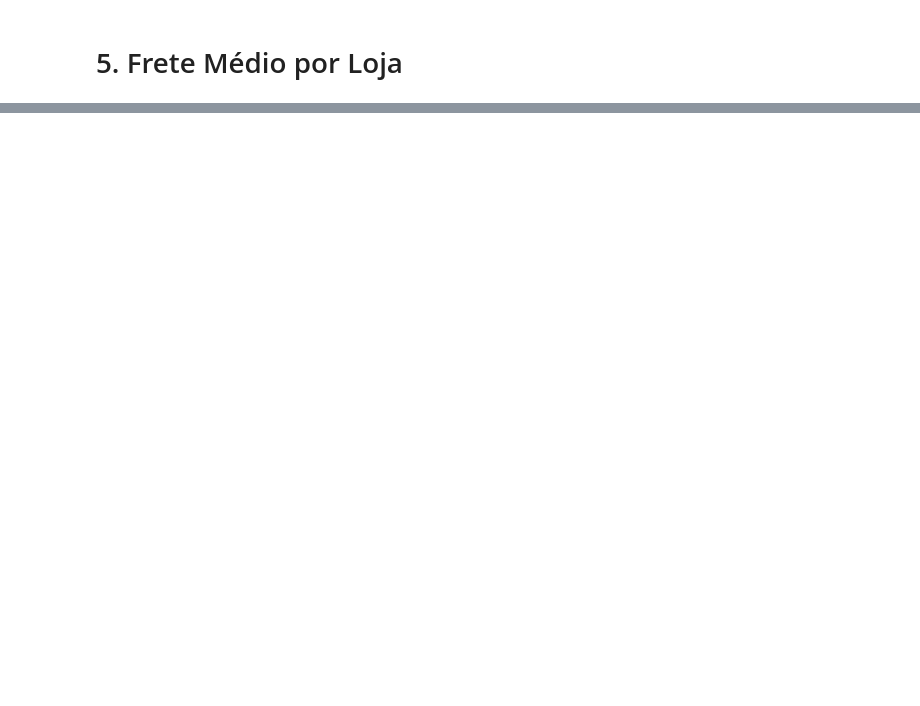
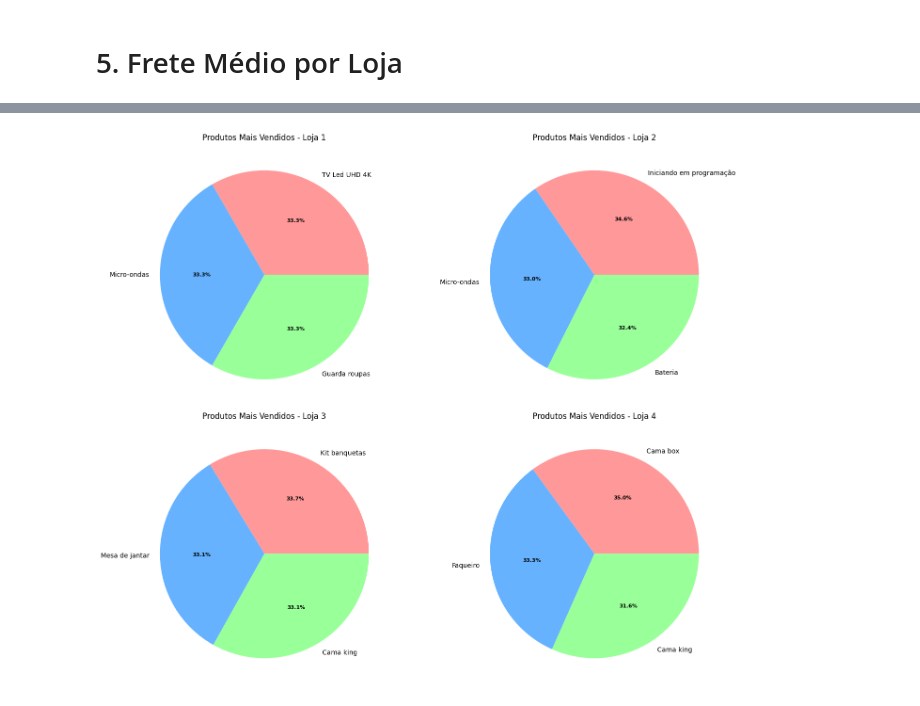
Before and after one commit to matheusnleite/challenge-alura-store, a Jupyter notebook: AluraStoreBr.ipynb, the cells around one changed output, grey strips where cells are left out. Saved outputs shown, nothing was run; the diff lists cells and outputs as text; code cells hidden in the pictures; blank space fills up the shorter version.

```diff
--- a/AluraStoreBr.ipynb
+++ b/AluraStoreBr.ipynb
@@ -137,0 +306,35 @@ dtype: int64
+# %%
+###################Grafico dos produtos mais vendiddos de cada lokja
+def grafico_produtos_mais_vendidos():
+    fig, ((ax1,ax2), (ax3,ax4)) = plt.subplots(2,2,figsize=(15, 12))
+
+    produtos_loja1 = produtos_mais_vendidos(loja, 1)
+    produtos_loja2 = produtos_mais_vendidos(loja2, 2)
+    produtos_loja3 = produtos_mais_vendidos(loja3, 3)
+    produtos_loja4 = produtos_mais_vendidos(loja4, 4)
+
+    cores = ['#FF9999', '#66B2FF', '#99FF99', '#FFCC99']
+
+    def criar_subplot_pie(ax, dados, titulo):
+        wedges, texts, autotexts = ax.pie(dados.values,
+                                          labels = [prod[0] for prod in dados.index],
+                                          colors = cores,
+                                          autopct='%1.1f%%')
+        ax.set_title(titulo)
+
+
+        plt.setp(autotexts, size=8, weight="bold")
+
+    criar_subplot_pie(ax1, produtos_loja1, 'Produtos Mais Vendidos - Loja 1')
+    criar_subplot_pie(ax2, produtos_loja2, 'Produtos Mais Vendidos - Loja 2')
+    criar_subplot_pie(ax3, produtos_loja3, 'Produtos Mais Vendidos - Loja 3')
+    criar_subplot_pie(ax4, produtos_loja4, 'Produtos Mais Vendidos - Loja 4')
+
+    plt.tight_layout()
+
+    plt.savefig('graficos/produtos_mais_vendidos.png')
+    plt.show()
+
+grafico_produtos_mais_vendidos()
+# %% [output]
+[figure, added]
```
Also changed, not shown: parts of 12 cells of this notebook, 5 other files.
